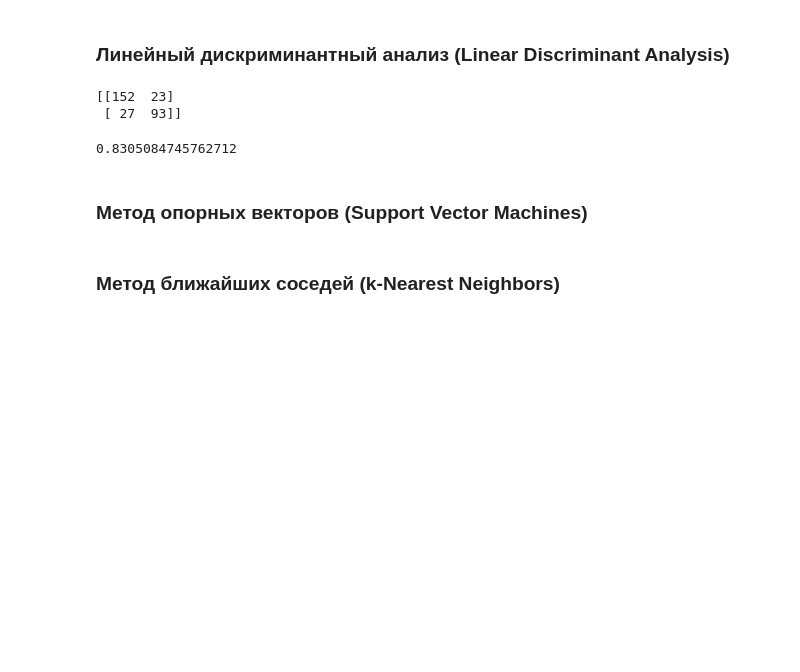
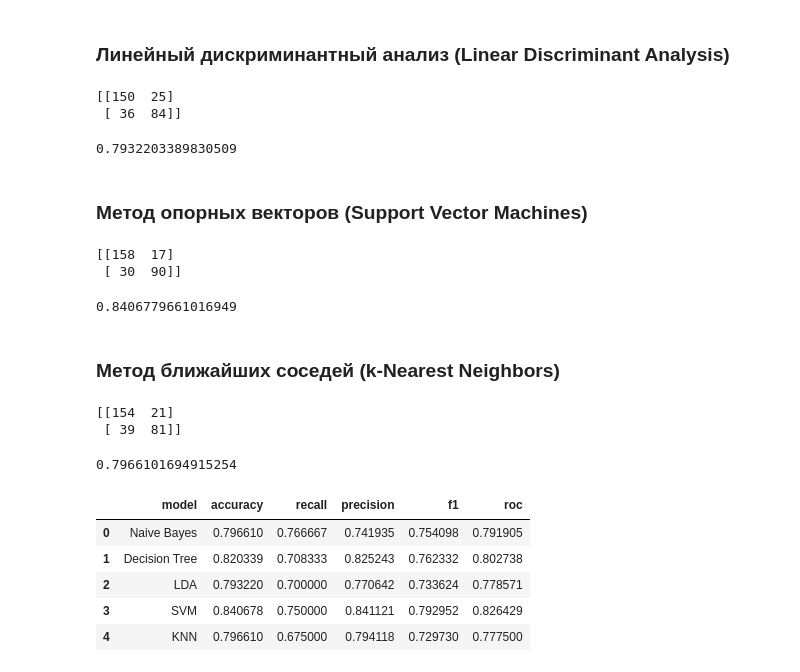
Before and after one commit to ladnodanil/ml1, a Jupyter notebook: laba3.ipynb, the cells around one changed output. Saved outputs shown, nothing was run; the diff lists cells and outputs as text; code cells hidden in the pictures; blank space fills up the shorter version.

```diff
--- a/laba3.ipynb
+++ b/laba3.ipynb
@@ -281,9 +287,9 @@ accuracyTree
 # %%
 from sklearn.discriminant_analysis import LinearDiscriminantAnalysis
 
-model_LDA = LinearDiscriminantAnalysis(solver='eigen')
+model_LDA = LinearDiscriminantAnalysis()
 
-model_LDA.fit(X_test, y_test)
+model_LDA.fit(X_train, y_train)
 
 y_predLDA = model_LDA.predict(X_test)
 
@@ -297,10 +303,74 @@ roc_aucLDA = roc_auc_score(y_test, y_predLDA)
 
 accuracyLDA
 # %% [output]
-[[152  23]
- [ 27  93]]
+[[150  25]
+ [ 36  84]]
-0.8305084745762712
+0.7932203389830509
 # %% [markdown]
 ### Метод опорных векторов (Support Vector Machines)
+# %%
+from sklearn.svm import SVC
+
+model_SVM = SVC(
+    gamma = 'auto'
+)
+
+model_SVM.fit(X_train, y_train)
+
+y_predSVM = model_SVM.predict(X_test)
+
+print(confusion_matrix(y_test, y_predSVM))
+
+accuracySVM = accuracy_score(y_test, y_predSVM)
+recallSVM = recall_score(y_test, y_predSVM)
+precisionSVM = precision_score(y_test, y_predSVM)
+f1SVM = f1_score(y_test, y_predSVM)
+roc_aucSVM = roc_auc_score(y_test, y_predSVM)
+
+accuracySVM
+# %% [output]
+[[158  17]
+ [ 30  90]]
+0.8406779661016949
 # %% [markdown]
 ### Метод ближайших соседей (k-Nearest Neighbors)
+# %%
+from sklearn.neighbors import KNeighborsClassifier
+
+model_KN = KNeighborsClassifier()
+
+model_KN.fit(X_train, y_train)
+
+y_predKN = model_KN.predict(X_test)
+
+print(confusion_matrix(y_test, y_predKN))
+
+accuracyKN = accuracy_score(y_test, y_predKN)
+recallKN = recall_score(y_test, y_predKN)
+precisionKN = precision_score(y_test, y_predKN)
+f1KN = f1_score(y_test, y_predKN)
+roc_aucKN = roc_auc_score(y_test, y_predKN)
+
+accuracyKN
+# %% [output]
+[[154  21]
+ [ 39  81]]
+0.7966101694915254
+# %%
+rows = [
+    {'model': 'Naive Bayes', 'accuracy': accuracyNB, 'recall': recallNB, 'precision': precisionNB, 'f1': f1NB, 'roc': roc_aucNB},
+    {'model': 'Decision Tree', 'accuracy': accuracyTree, 'recall': recallTree, 'precision': precisionTree, 'f1': f1Tree, 'roc': roc_aucTree},
+    {'model': 'LDA', 'accuracy': accuracyLDA, 'recall': recallLDA, 'precision': precisionLDA, 'f1': f1LDA, 'roc': roc_aucLDA},
+    {'model': 'SVM', 'accuracy': accuracySVM, 'recall': recallSVM, 'precision': precisionSVM, 'f1': f1SVM, 'roc': roc_aucSVM},
+    {'model': 'KNN', 'accuracy': accuracyKN, 'recall': recallKN, 'precision': precisionKN, 'f1': f1KN, 'roc': roc_aucKN},
+]
+model_data = pd.DataFrame(rows, columns=['model','accuracy','recall','precision','f1','roc'])
+
+model_data
+# %% [output]
+|  | model | accuracy | recall | precision | f1 | roc |
+| 0 | Naive Bayes | 0.796610 | 0.766667 | 0.741935 | 0.754098 | 0.791905 |
+| 1 | Decision Tree | 0.820339 | 0.708333 | 0.825243 | 0.762332 | 0.802738 |
+| 2 | LDA | 0.793220 | 0.700000 | 0.770642 | 0.733624 | 0.778571 |
+| 3 | SVM | 0.840678 | 0.750000 | 0.841121 | 0.792952 | 0.826429 |
+| 4 | KNN | 0.796610 | 0.675000 | 0.794118 | 0.729730 | 0.777500 |
```
Also changed, not shown: parts of 8 cells of this notebook, 1 other file.
